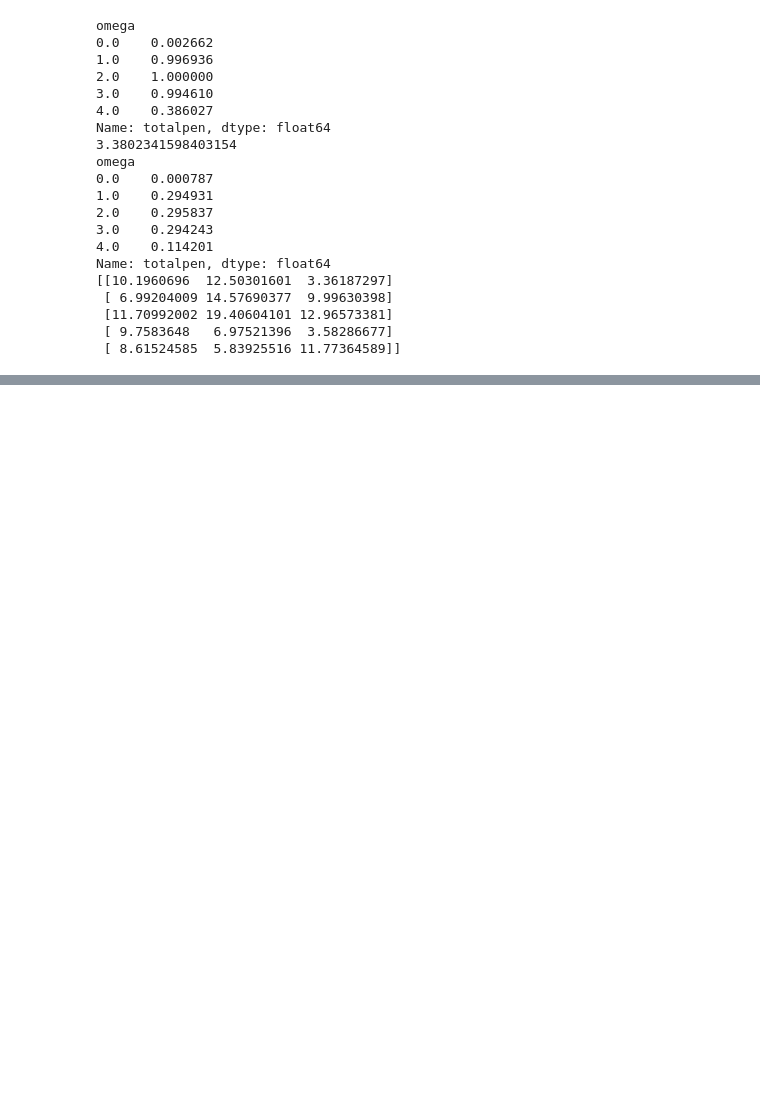
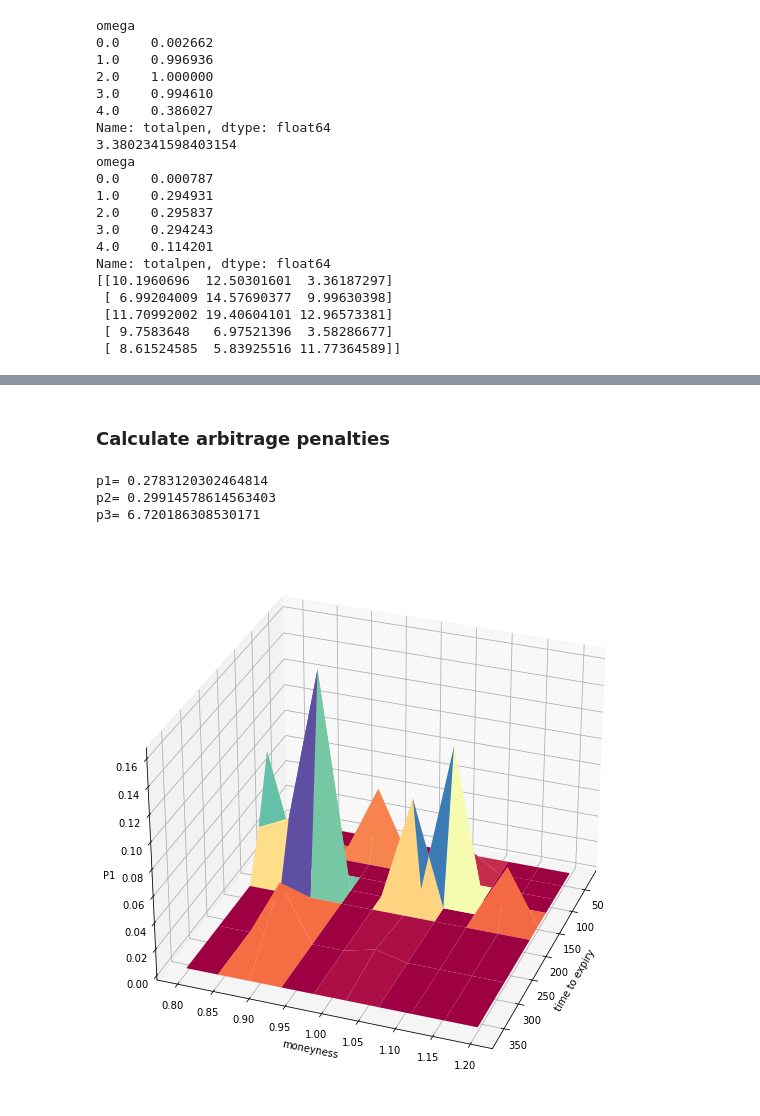
Before and after one commit to DavidMal101/Topics-in-Quant-Finance, a Jupyter notebook: Topics in Quant Finance.ipynb, the cells around one changed output, grey strips where cells are left out. Saved outputs shown, nothing was run; the diff lists cells and outputs as text; code cells hidden in the pictures; blank space fills up the shorter version.

```diff
--- a/Topics in Quant Finance.ipynb
+++ b/Topics in Quant Finance.ipynb
@@ -879,7 +778,0 @@ gan_input
-# %%
-batch_size=64
-real_data=real_data.astype("float32")
-condition=condition.astype("float32")
-dataset=tf.data.Dataset.from_tensor_slices((real_data, condition)) #nicely zips data and labels
-dataset=dataset.shuffle(1024).batch(batch_size) #shuffle the data
-#list(dataset.as_numpy_iterator())
@@ -1010,0 +1156,44 @@ Epoch 20/20
+# %% [markdown]
+### Calculate arbitrage penalties
+# %%
+#construct necessary dataframe
+
+M,N = fake_vol.shape
+data = {
+    "impl_volatility": fake_vol.to_numpy().ravel("F"),
+    "days": np.asarray(fake_vol.columns).repeat(M),
+    "moneyness": np.tile(np.asarray(fake_vol.index), N),
+}
+fake_vol=pd.DataFrame(data, columns=["days", "moneyness", "impl_volatility"])
+
+#reuse rates data
+sub_df=interp_implvol_df2[interp_implvol_df2['date']=='2021-11-01']
+fake_vol['date']=sub_df['date']
+fake_vol['rate']=sub_df['rate']
+
+#now get call values based on these vols
+#now calculate call values
+fake_vol['c']=fake_vol.apply(lambda row: c(row['moneyness'],row['days']/365,row['rate'],row['impl_volatility']),axis=1)
+# %%
+#now calculate arbitrage penalties
+print('p1=',p1(fake_vol))
+print('p2=',p2(fake_vol))
+print('p3=',p3(fake_vol))
+# %% [output]
+p1= 0.2783120302464814
+p2= 0.29914578614563403
+p3= 6.720186308530171
+# %%
+m_grid=np.linspace(0.8,1.2,10)
+tt,mm=np.meshgrid(t_grid,m_grid)
+#volatility indexed by moneyess and days to expiry
+fig=plt.figure(figsize=(10,10))
+ax=fig.add_subplot(111,projection='3d')
+ax.plot_surface(tt,mm,p1(fake_vol,matrix=True).to_numpy(),cmap='Spectral')
+ax.set_ylabel('moneyness')
+ax.set_xlabel('time to expiry')
+ax.set_zlabel('P1')
+ax.view_init(azim=20)
+plt.show()
+# %% [output]
+[figure, added]
```
Also changed, not shown: parts of 47 cells of this notebook.
